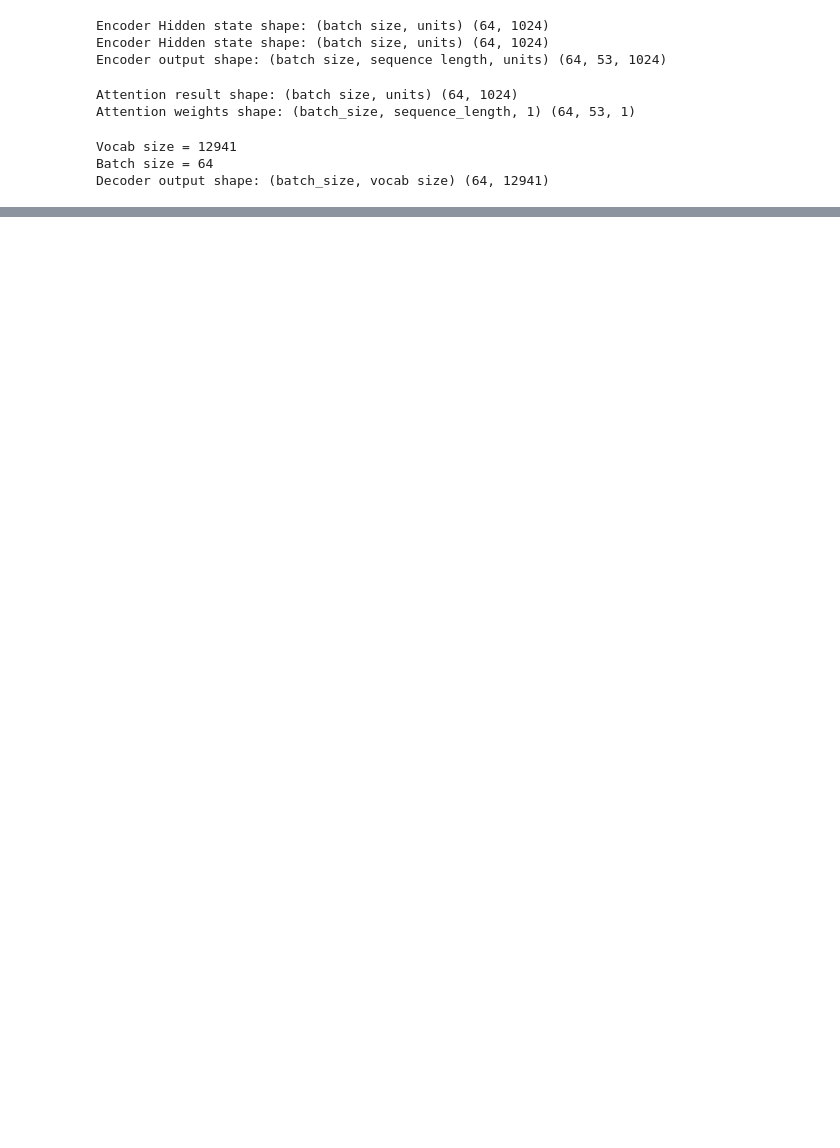
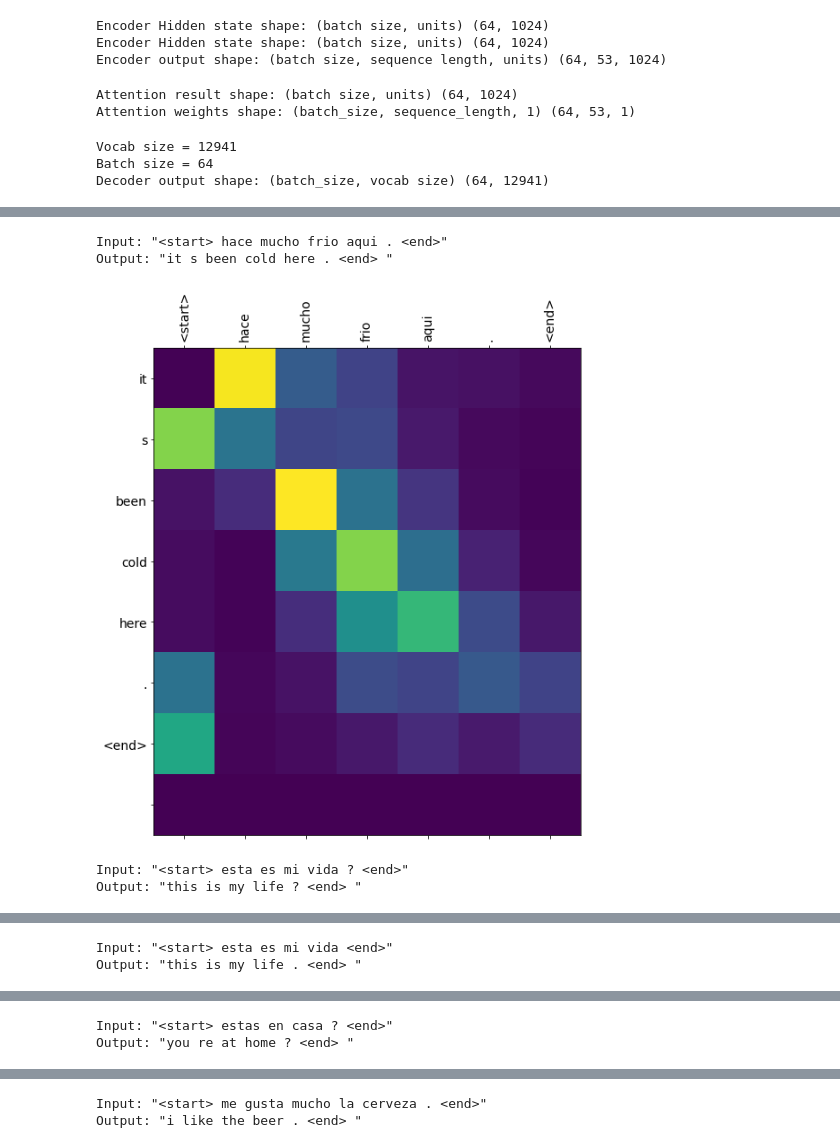
Before and after one commit to Nvillaluenga/Neural-Translation-with-attention, a Jupyter notebook: Neural_Translation_with_Attention.ipynb, the cells around one changed output, grey strips where cells are left out. Cells and saved outputs as stored; diff of their text form; code cells hidden in the pictures; blank space fills up the shorter version.

```diff
--- a/Neural_Translation_with_Attention.ipynb
+++ b/Neural_Translation_with_Attention.ipynb
@@ -386,8 +404,15 @@ def translate(sentence):
 # %%
 # Restore ckp and try it.
 checkpoint.restore(tf.train.latest_checkpoint(checkpoint_dir))
 
 translate(u'hace mucho frio aqui.')
-translate(u'esta es mi vida.')
-translate(u'¿todavia estan en casa?')
+translate(u'esta es mi vida?')
+translate(u'esta es mi vida')
+translate(u'estas en casa?')
 translate(u'me gusta mucho la cerveza.')
+# %% [output]
+Input: "<start> hace mucho frio aqui . <end>"
+Output: "it s been cold here . <end> "
+[figure, added]
+Input: "<start> esta es mi vida ? <end>"
+Output: "this is my life ? <end> "
@@ -393,0 +420,2 @@ translate(u'me gusta mucho la cerveza.')
+Input: "<start> esta es mi vida <end>"
+Output: "this is my life . <end> "
@@ -393,0 +423,2 @@ translate(u'me gusta mucho la cerveza.')
+Input: "<start> estas en casa ? <end>"
+Output: "you re at home ? <end> "
@@ -393,0 +426,2 @@ translate(u'me gusta mucho la cerveza.')
+Input: "<start> me gusta mucho la cerveza . <end>"
+Output: "i like the beer . <end> "
```
Also changed, not shown: parts of 2 cells of this notebook.
